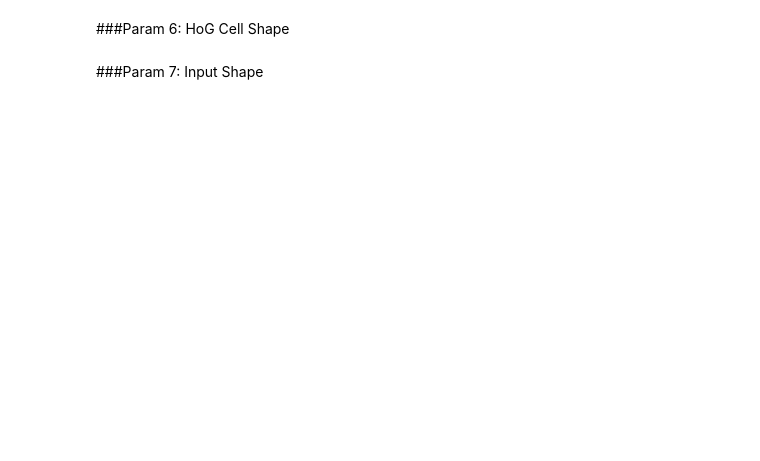
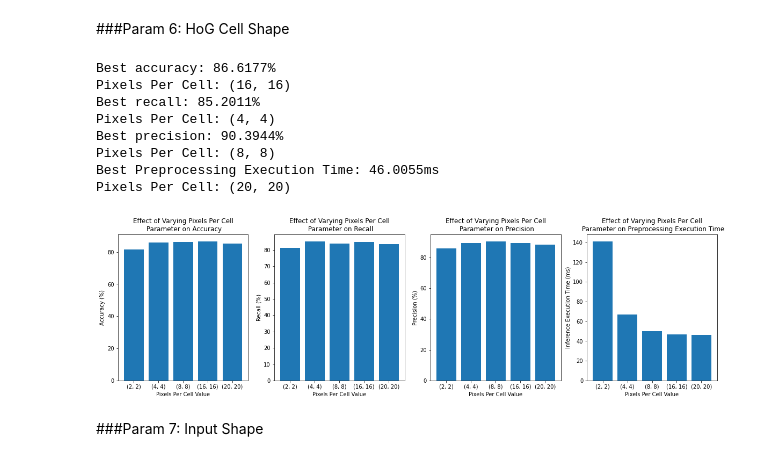
Before and after one commit to chrismartel/ECSE415-Project-G7, a Jupyter notebook: classification/classification.ipynb, the cells around one changed output. Drawn from its saved outputs; the diff is of its cells as text; code cells hidden in the pictures; blank space fills up the shorter version.

```diff
--- a/classification/classification.ipynb
+++ b/classification/classification.ipynb
@@ -1431,7 +1418,7 @@ cells_per_block = (4,4) # number of cells per block
 # SVM parameters
 bagging = False
 n_estimators = 1
-C = 10
+C = 3
 
 param_range = [(2,2),(4,4),(8,8), (16,16), (20,20)]
 
@@ -1468,33 +1455,43 @@ fig.set_figwidth(20)
 
 # Plot Accuracy
 axes[0].bar(param_range_str,accuracies)
 axes[0].set_title("Effect of Varying {param_name}\n Parameter on Accuracy".format(param_name=param_name))
 axes[0].set_xlabel("{param_name} Value".format(param_name=param_name))
 axes[0].set_ylabel("Accuracy (%)")
 print("Best accuracy: {acc:.4f}%\n{param_name}: {param}".format(acc=np.max(accuracies), param=param_range_str[np.argmax(accuracies)], param_name=param_name))
 
 # Plot Recall
 axes[1].bar(param_range_str,recalls)
 axes[1].set_title("Effect of Varying {param_name}\n Parameter on Recall".format(param_name=param_name))
 axes[1].set_xlabel("{param_name} Value".format(param_name=param_name))
 axes[1].set_ylabel("Recall (%)")
 print("Best recall: {rec:.4f}%\n{param_name}: {param}".format(rec=np.max(recalls), param=param_range_str[np.argmax(recalls)],param_name=param_name))
 
 # Plot Precision
 axes[2].bar(param_range_str,precisions)
 axes[2].set_title("Effect of Varying {param_name}\n Parameter on Precision".format(param_name=param_name))
 axes[2].set_xlabel("{param_name} Value".format(param_name=param_name))
 axes[2].set_ylabel("Precision (%)")
 print("Best precision: {prec:.4f}%\n{param_name}: {param}".format(prec=np.max(precisions), param=param_range_str[np.argmax(precisions)], param_name=param_name))
 
 # Plot Inference Execution Time
 axes[3].bar(param_range_str,1000*preprocessing_exec_times)
 axes[3].set_title("Effect of Varying {param_name}\n Parameter on Preprocessing Execution Time".format(param_name=param_name))
 axes[3].set_xlabel("{param_name} Value".format(param_name=param_name))
 axes[3].set_ylabel("Inference Execution Time (ms)")
 print("Best Preprocessing Execution Time: {exec:.4f}ms\n{param_name}: {param}".format(exec=1000*np.min(preprocessing_exec_times), param=param_range_str[np.argmin(preprocessing_exec_times)], param_name=param_name))
 
 plt.show()
+# %% [output]
+Best accuracy: 86.6177%
+Pixels Per Cell: (16, 16)
+Best recall: 85.2011%
+Pixels Per Cell: (4, 4)
+Best precision: 90.3944%
+Pixels Per Cell: (8, 8)
+Best Preprocessing Execution Time: 46.0055ms
+Pixels Per Cell: (20, 20)
+[figure, added]
 # %% [markdown]
 ###Param 7: Input Shape
 # %%
```
Also changed, not shown: parts of 5 cells of this notebook.
